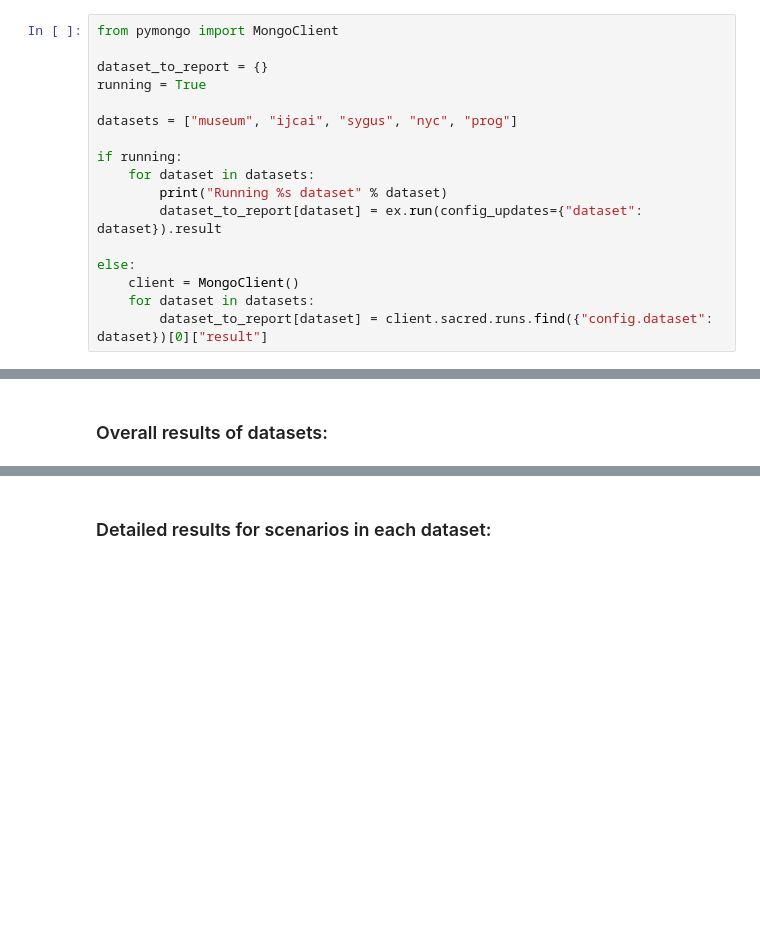
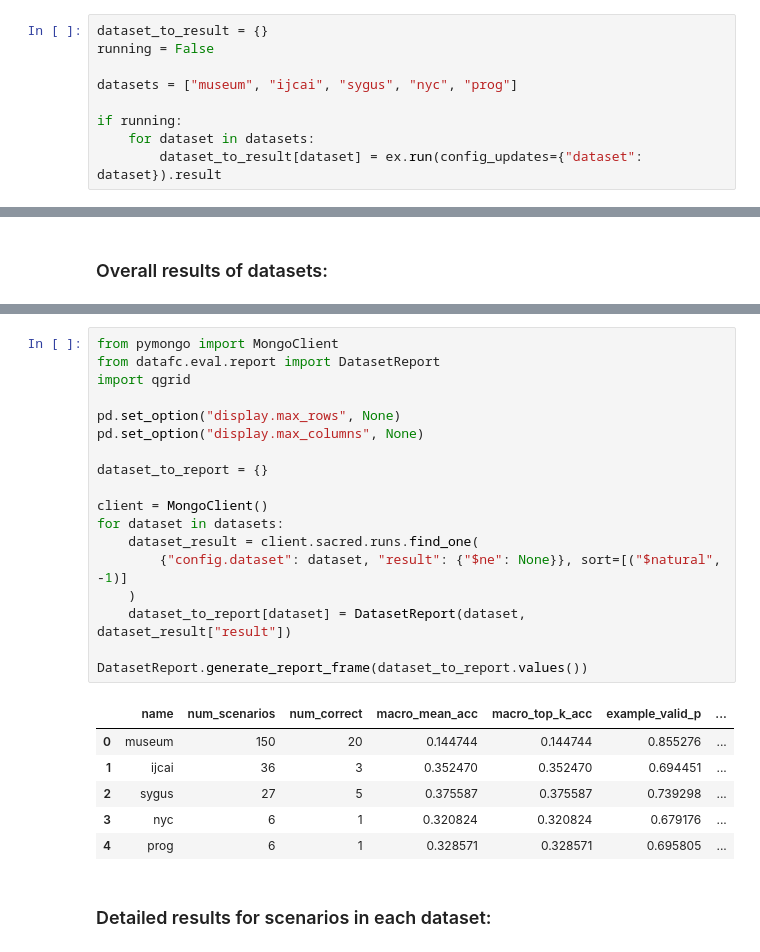
Before and after one commit to minhptx/ieee-bigdata2019-transformation, a Jupyter notebook: src/python/experiment.ipynb, the cells around one changed output, grey strips where cells are left out. Cells and saved outputs as stored; diff of their text form; blank space fills up the shorter version.

```diff
--- a/src/python/experiment.ipynb
+++ b/src/python/experiment.ipynb
@@ -49,19 +47,11 @@ def run(dataset, mapping_method, mapping_features, with_flashfill, k):
 # %% [markdown]
 ### There are five different datasets for the experiment: museum, ijcai, sygus, nyc, prog
 # %%
-from pymongo import MongoClient
-
-dataset_to_report = {}
-running = True
+dataset_to_result = {}
+running = False
 
 datasets = ["museum", "ijcai", "sygus", "nyc", "prog"]
 
 if running:
     for dataset in datasets:
-        print("Running %s dataset" % dataset)
-        dataset_to_report[dataset] = ex.run(config_updates={"dataset": dataset}).result
-
-else:
-    client = MongoClient()
-    for dataset in datasets:
-        dataset_to_report[dataset] = client.sacred.runs.find({"config.dataset": dataset})[0]["result"]
+        dataset_to_result[dataset] = ex.run(config_updates={"dataset": dataset}).result
@@ -104,3 +62,28 @@ df
+# %%
+from pymongo import MongoClient
+from datafc.eval.report import DatasetReport
+import qgrid
+
+pd.set_option("display.max_rows", None)
+pd.set_option("display.max_columns", None)
+
+dataset_to_report = {}
+
+client = MongoClient()
+for dataset in datasets:
+    dataset_result = client.sacred.runs.find_one(
+        {"config.dataset": dataset, "result": {"$ne": None}}, sort=[("$natural", -1)]
+    )
+    dataset_to_report[dataset] = DatasetReport(dataset, dataset_result["result"])
+
+DatasetReport.generate_report_frame(dataset_to_report.values())
+# %% [output]
+|  | name | num_scenarios | num_correct | macro_mean_acc | macro_top_k_acc | example_valid_p | ... |
+| 0 | museum | 150 | 20 | 0.144744 | 0.144744 | 0.855276 | ... |
+| 1 | ijcai | 36 | 3 | 0.352470 | 0.352470 | 0.694451 | ... |
+| 2 | sygus | 27 | 5 | 0.375587 | 0.375587 | 0.739298 | ... |
+| 3 | nyc | 6 | 1 | 0.320824 | 0.320824 | 0.679176 | ... |
+| 4 | prog | 6 | 1 | 0.328571 | 0.328571 | 0.695805 | ... |
 # %% [markdown]
 ### Detailed results for scenarios in each dataset:
 # %%
```
Also changed, not shown: parts of 5 cells of this notebook, 26 other files.
